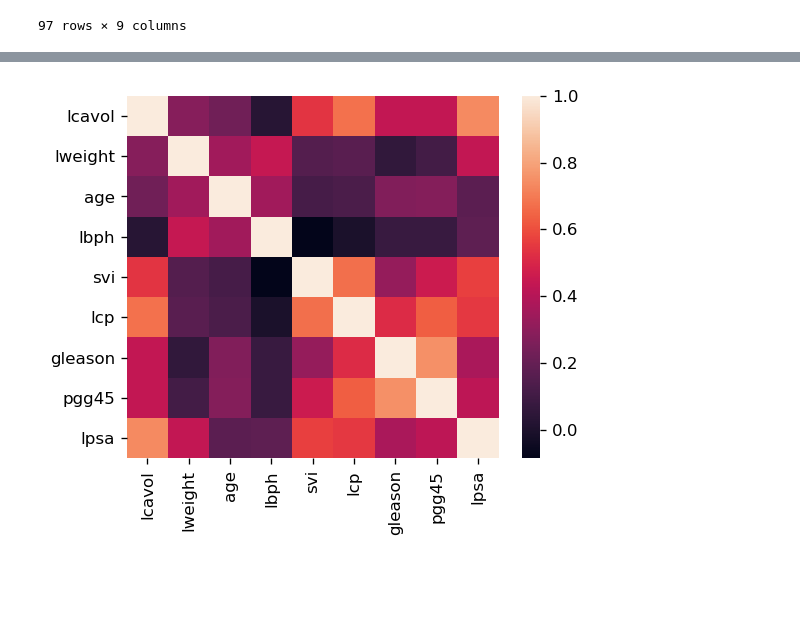
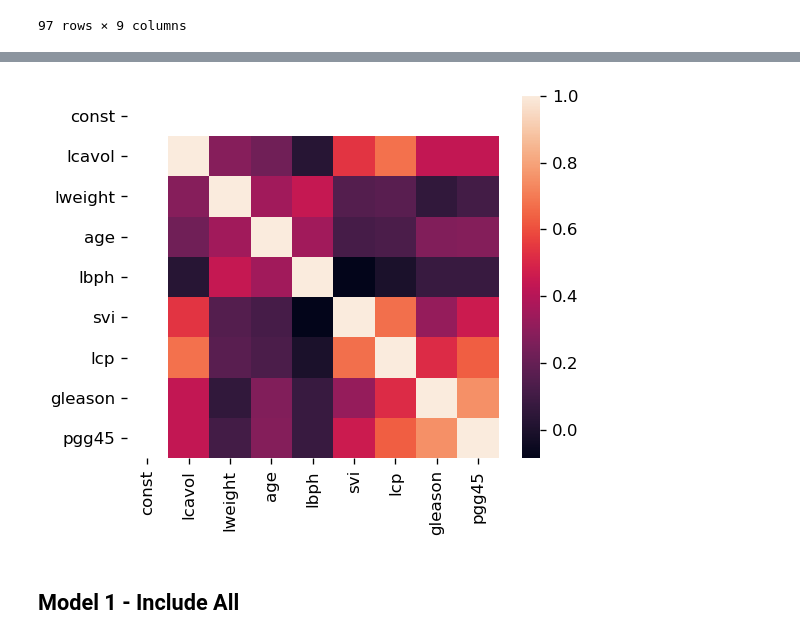
Before and after one commit to Axect/ESL_Study, a Jupyter notebook: chap3/python/prostate.ipynb, the cells around one changed output, grey strips where cells are left out. Cells and saved outputs as stored; diff of their text form; code cells hidden in the pictures; blank space fills up the shorter version.

```diff
--- a/chap3/python/prostate.ipynb
+++ b/chap3/python/prostate.ipynb
@@ -41,4 +46,4 @@ df
 | 96 | 3.471966 | 3.974998 | 68 | 0.438255 | 1 | 2.904165 | 7 | 20 | 5.582932 |
 97 rows × 9 columns
 # %%
-df.corr()
+X = df.drop(["lpsa"], axis=1)
@@ -55,0 +83,3 @@ df.corr()
+# %%
+X = sm.add_constant(X)
+X
@@ -56,6 +100,8 @@ df.corr()
 # %%
 plt.figure(figsize=(5,4), dpi=120)
-sns.heatmap(df.corr())
+sns.heatmap(X.corr())
 plt.show()
 # %% [output]
-[figure, old version]
+[figure, new version]
+# %% [markdown]
+## Model 1 - Include All
```
Also changed, not shown: parts of 16 cells of this notebook, 3 other files.
